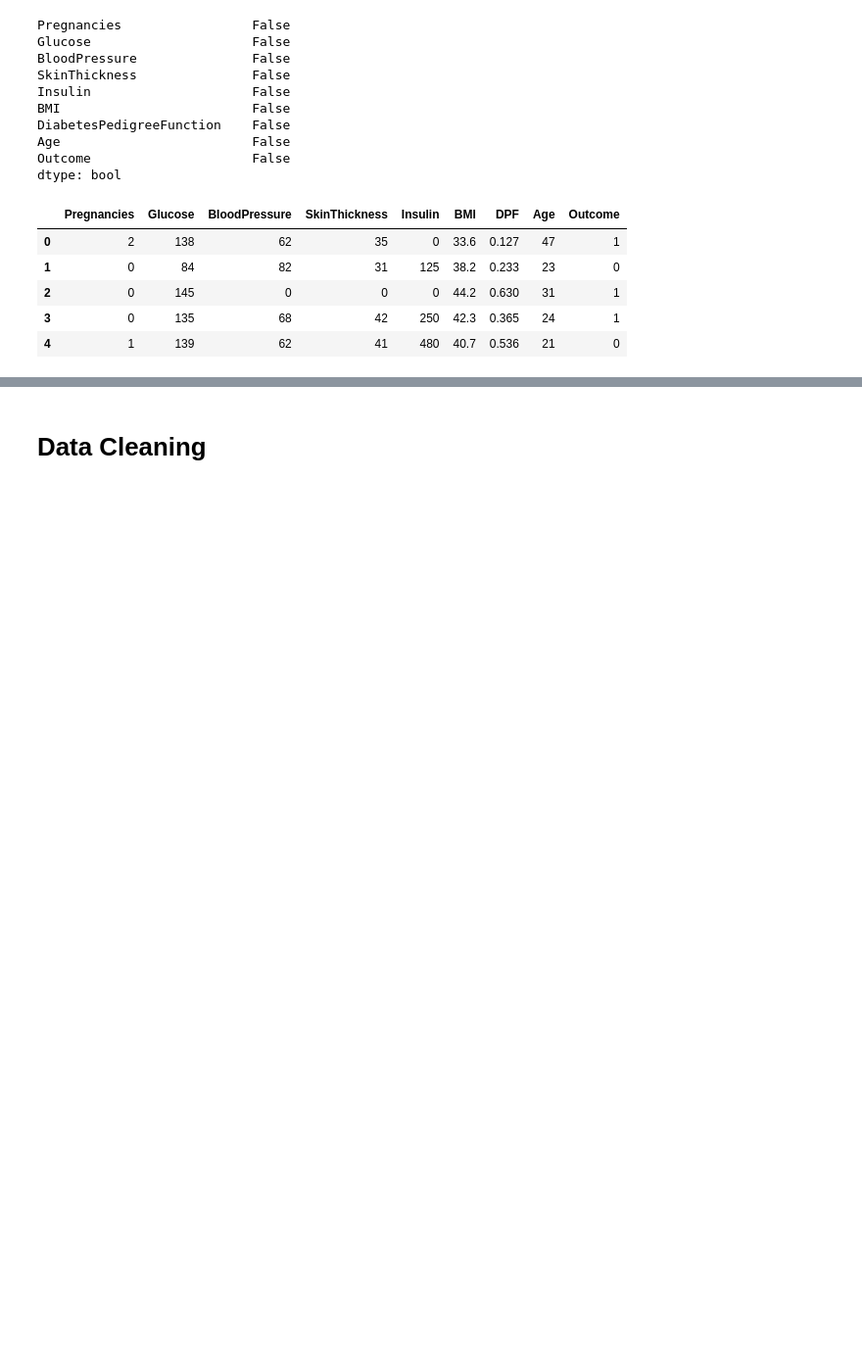
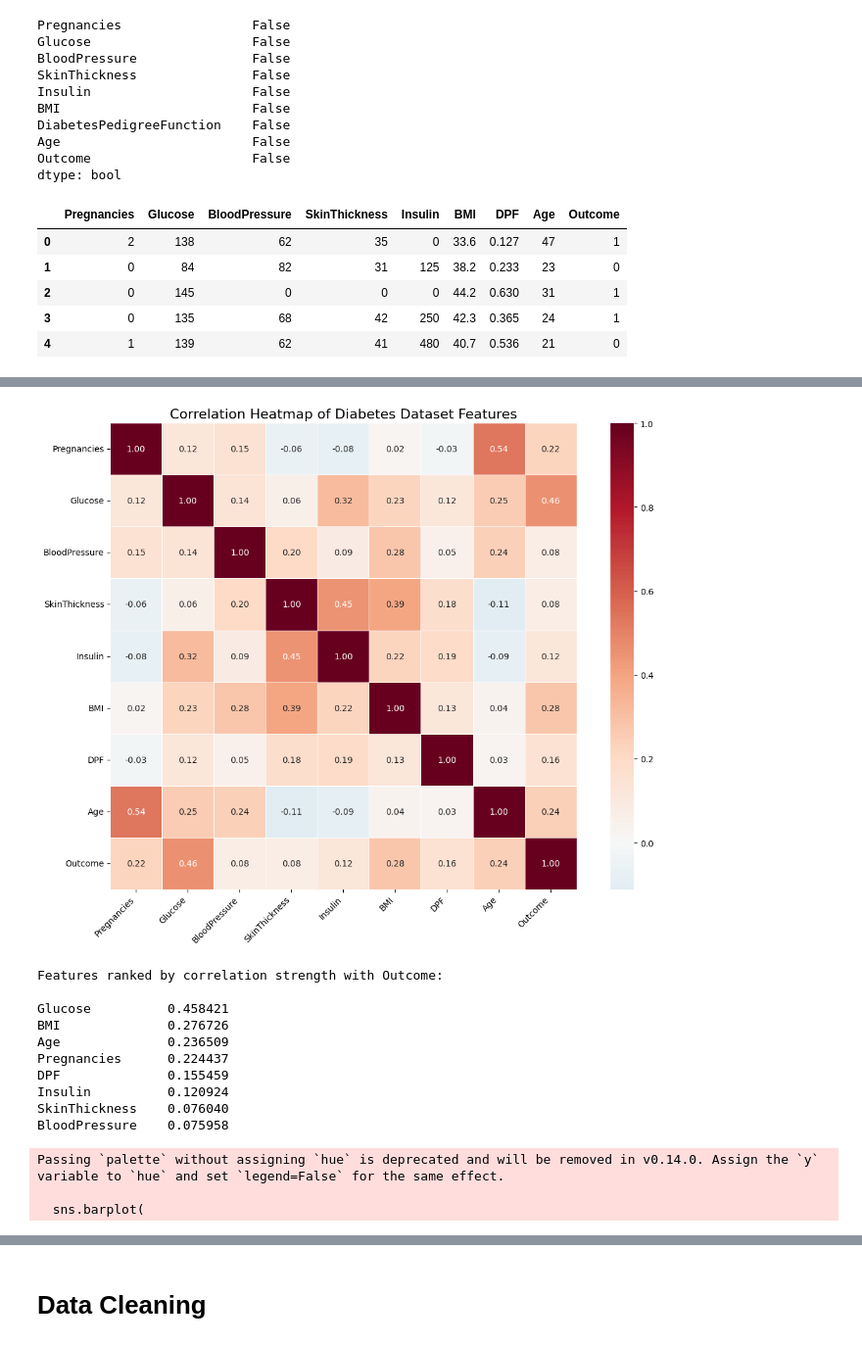
Before and after one commit to markpatel13/Diabetes_Prediction, a Jupyter notebook: Diabetes Classification.ipynb, the cells around one changed output, grey strips where cells are left out. Shown at 98% size. Drawn from its saved outputs; the diff is of its cells as text; code cells hidden in the pictures; blank space fills up the shorter version.

```diff
--- a/Diabetes Classification.ipynb
+++ b/Diabetes Classification.ipynb
@@ -130,0 +135,56 @@ plt.show()
+# %%
+# Calculate correlation between numeric features
+correlation_matrix = df.corr(numeric_only=True)
+
+plt.figure(figsize=(12, 9))
+sns.heatmap(
+    correlation_matrix,
+    annot=True,
+    fmt='.2f',
+    cmap='RdBu_r',
+    center=0,
+    linewidths=0.5,
+    square=True,
+)
+plt.title('Correlation Heatmap of Diabetes Dataset Features', fontsize=16)
+plt.xticks(rotation=45, ha='right')
+plt.tight_layout()
+plt.show()
+
+# Rank features by absolute correlation with Outcome
+outcome_correlation = (
+    correlation_matrix['Outcome']
+    .drop(labels='Outcome')
+    .sort_values(key=lambda values: values.abs(), ascending=False)
+)
+
+print('Features ranked by correlation strength with Outcome:\n')
+print(outcome_correlation.to_string())
+
+plt.figure(figsize=(9, 6))
+sns.barplot(
+    x=outcome_correlation.values,
+    y=outcome_correlation.index,
+    palette='coolwarm',
+)
+plt.axvline(0, color='black', linewidth=1)
+plt.xlabel('Correlation with Outcome')
+plt.ylabel('Feature')
+plt.title('Feature Correlation with Diabetes Outcome')
+plt.tight_layout()
+plt.show()
+# %% [output]
+[figure, added]
+Features ranked by correlation strength with Outcome:
+
+Glucose          0.458421
+BMI              0.276726
+Age              0.236509
+Pregnancies      0.224437
+DPF              0.155459
+Insulin          0.120924
+SkinThickness    0.076040
+BloodPressure    0.075958
+Passing `palette` without assigning `hue` is deprecated and will be removed in v0.14.0. Assign the `y` variable to `hue` and set `legend=False` for the same effect.
+
+  sns.barplot(
```
Also changed, not shown: parts of 4 cells of this notebook.
